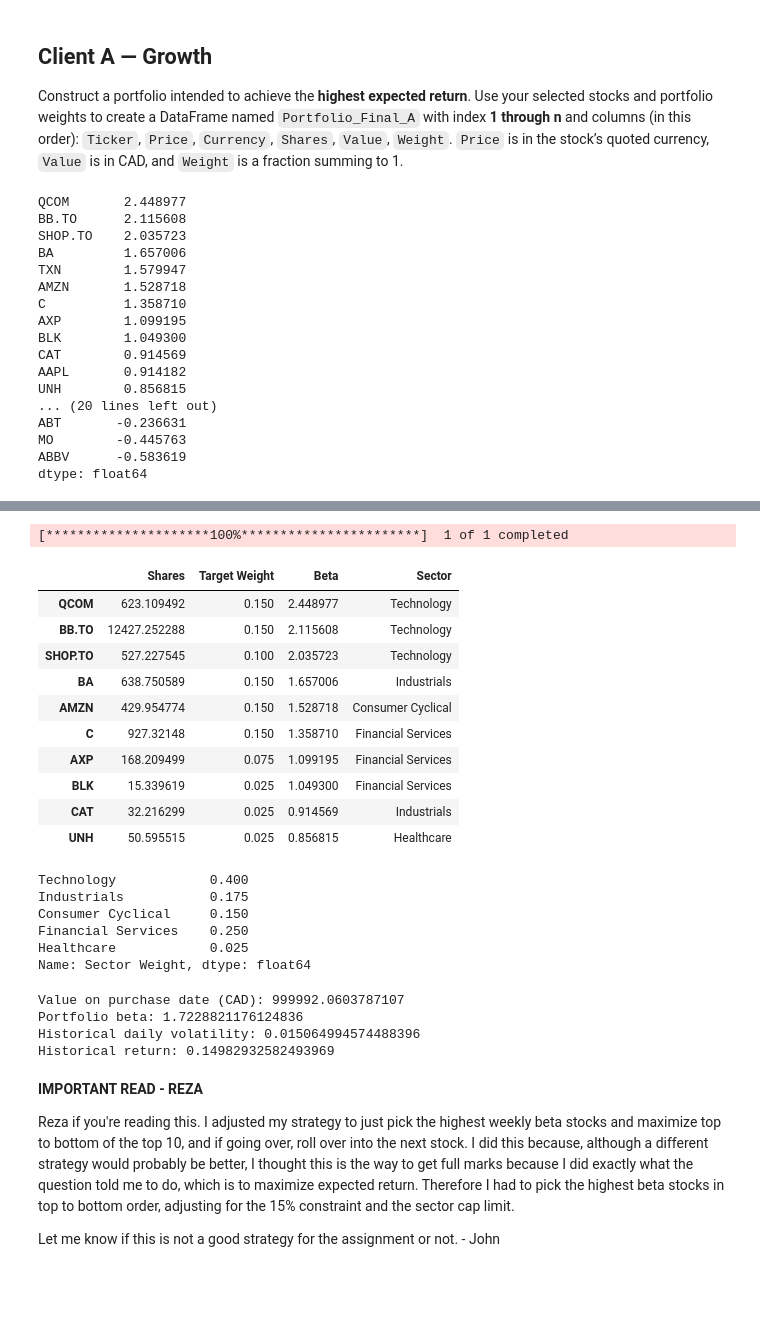
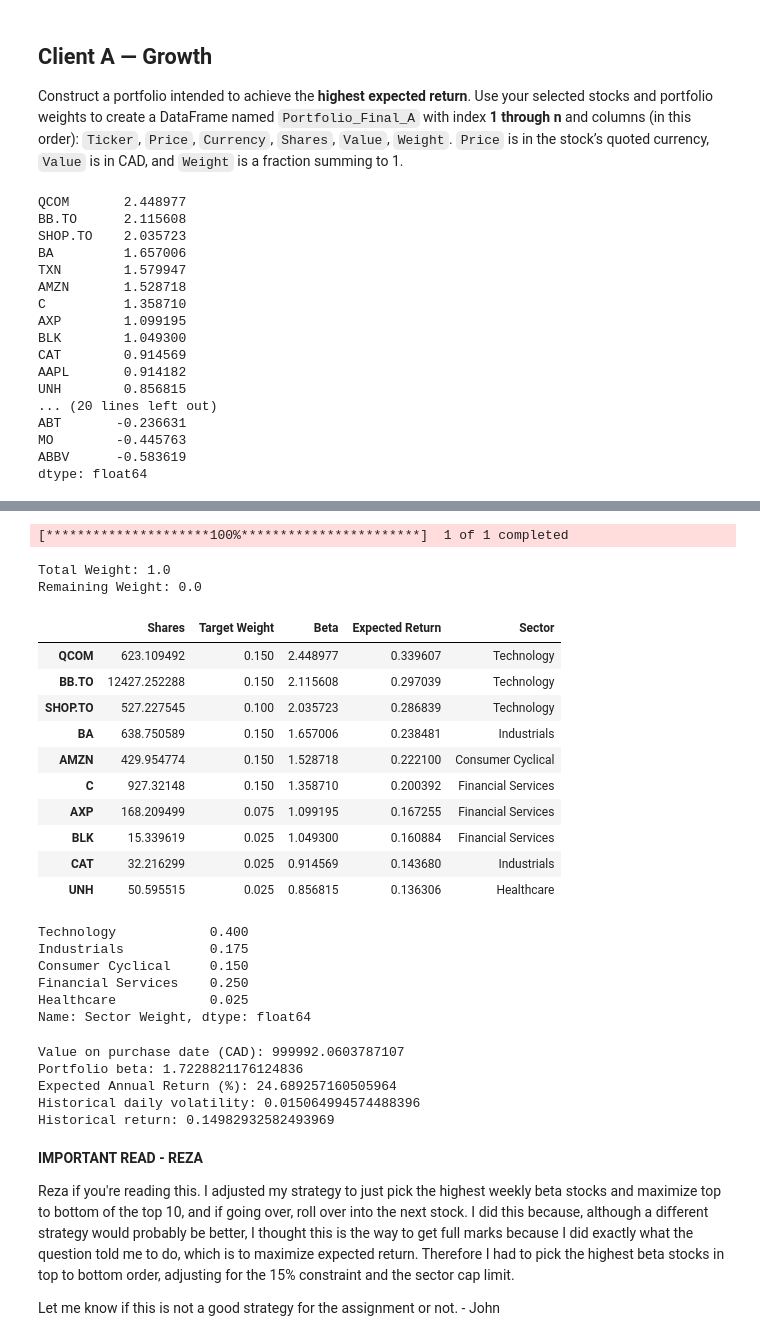
Before and after one commit to john-mandalas-uwaterloo/portfolio-model, a Jupyter notebook: Team_05_Assignment_2026.ipynb, the cells around one changed output, grey strips where cells are left out. Cells and saved outputs as stored; diff of their text form; code cells hidden in the pictures; blank space fills up the shorter version.

```diff
--- a/Team_05_Assignment_2026.ipynb
+++ b/Team_05_Assignment_2026.ipynb
@@ -75,6 +75,9 @@ min_trade_d_per_m = 18
 # Purchase and transaction fees in USD
 fee_cap_per_stock = 2.15
 fee_per_share = 0.001
+
+# Value from Bank of Canada (3-month Treasury Bill Rate)
+risk_free_rate = 0.0269
 # %%
 # Gets all the list of tickers from the csv file and returns them as a pandas dataframe
 # Input file_name, which is the name of the csv file containing the tickers
@@ -352,8 +349,11 @@ market = market.dropna()
 market = market * exchange_rates
 
 # Weekly market returns
-market_weekly = market.resample("W-FRI").last() #Makes the market data weekly instead of daily because of weekly competition
+market_weekly = market.resample("W-FRI").last() # Makes the market data weekly instead of daily because of weekly competition
 market_returns = market_weekly.pct_change().dropna()
+
+# Annualized expected return of the market
+expected_market_returns = market_returns.mean() * 52
 
 # Initialize betas as a series to store data into (switched from dictionary last commit)
 betas = pd.Series()
@@ -372,6 +372,11 @@ betas = betas.dropna()
 betas = betas.sort_values(ascending=False)
 display(betas)
 
+# Use CAPM to calculate expected returns for each stock
+expected_returns = risk_free_rate + betas * (expected_market_returns - risk_free_rate)
+expected_returns = expected_returns.sort_values(ascending=False)
+display(expected_returns)
+
 # Top 6 get 15%, last 4 split the remaining 10%
 weight_plan = [0.15, 0.15, 0.15, 0.15, 0.15, 0.15, 0.025, 0.025, 0.025, 0.025]
 
@@ -381,8 +386,8 @@ a_weights = pd.Series()
 sector_weights = pd.Series()
 carry = 0
 
-# Pick stocks from highest beta down
-for ticker in betas.index:
+# Pick stocks from highest expected return down
+for ticker in expected_returns.index:
 
     sector = sectors[ticker]
     current = sector_weights.get(sector, 0)
@@ -433,6 +438,7 @@ for ticker in a_tickers:
 # Show portfolio A
 portfolio_a["Target Weight"] = pd.Series(a_weights)
 portfolio_a["Beta"] = betas[a_tickers]
+portfolio_a["Expected Return"] = expected_returns[a_tickers]
 portfolio_a["Sector"] = sectors[a_tickers]
 
 display(portfolio_a)
@@ -445,6 +451,9 @@ beta_max = 0
 for ticker in a_tickers:
     beta_max += a_weights[ticker] * betas[ticker]
 
+# Calculate expected return of the portfolio using CAPM
+portfolio_expected_return = risk_free_rate + beta_max * (expected_market_returns - risk_free_rate)
+
 # Calculate maximum returns
 returns_max = calculate_daily_returns(calculate_portfolio_value(cad_prices, portfolio_a))
 
@@ -454,6 +463,7 @@ purchase_value_a = calculate_portfolio_value(purchase_cad_prices_a, portfolio_a)
 # Display basic data calculated above. (comment out during actual run)
 print("Value on purchase date (CAD):", purchase_value_a.loc[purchase_date])
 print("Portfolio beta: " + str(beta_max))
+print("Expected Annual Return (%):", portfolio_expected_return * 100)
 print("Historical daily volatility: " + str(calculate_volatility(returns_max)))
 print("Historical return: " + str(calculate_portfolio_return(portfolio_a, returns_max.index[0], returns_max.index[-1])))
 # %% [output]
@@ -479,25 +504,28 @@ Remaining Weight: 0.0
 [*********************100%***********************]  1 of 1 completed
+Total Weight: 1.0
+Remaining Weight: 0.0
-|  | Shares | Target Weight | Beta | Sector |
-| QCOM | 623.109492 | 0.150 | 2.448977 | Technology |
-| BB.TO | 12427.252288 | 0.150 | 2.115608 | Technology |
-| SHOP.TO | 527.227545 | 0.100 | 2.035723 | Technology |
-| BA | 638.750589 | 0.150 | 1.657006 | Industrials |
-| AMZN | 429.954774 | 0.150 | 1.528718 | Consumer Cyclical |
-| C | 927.32148 | 0.150 | 1.358710 | Financial Services |
-| AXP | 168.209499 | 0.075 | 1.099195 | Financial Services |
-| BLK | 15.339619 | 0.025 | 1.049300 | Financial Services |
-| CAT | 32.216299 | 0.025 | 0.914569 | Industrials |
-| UNH | 50.595515 | 0.025 | 0.856815 | Healthcare |
+|  | Shares | Target Weight | Beta | Expected Return | Sector |
+| QCOM | 623.109492 | 0.150 | 2.448977 | 0.339607 | Technology |
+| BB.TO | 12427.252288 | 0.150 | 2.115608 | 0.297039 | Technology |
+| SHOP.TO | 527.227545 | 0.100 | 2.035723 | 0.286839 | Technology |
+| BA | 638.750589 | 0.150 | 1.657006 | 0.238481 | Industrials |
+| AMZN | 429.954774 | 0.150 | 1.528718 | 0.222100 | Consumer Cyclical |
+| C | 927.32148 | 0.150 | 1.358710 | 0.200392 | Financial Services |
+| AXP | 168.209499 | 0.075 | 1.099195 | 0.167255 | Financial Services |
+| BLK | 15.339619 | 0.025 | 1.049300 | 0.160884 | Financial Services |
+| CAT | 32.216299 | 0.025 | 0.914569 | 0.143680 | Industrials |
+| UNH | 50.595515 | 0.025 | 0.856815 | 0.136306 | Healthcare |
-Technology            0.400
-Industrials           0.175
-Consumer Cyclical     0.150
-Financial Services    0.250
-Healthcare            0.025
-Name: Sector Weight, dtype: float64
-Value on purchase date (CAD): 999992.0603787107
-Portfolio beta: 1.7228821176124836
-Historical daily volatility: 0.015064994574488396
-Historical return: 0.14982932582493969
+Technology            0.400
+Industrials           0.175
+Consumer Cyclical     0.150
+Financial Services    0.250
+Healthcare            0.025
+Name: Sector Weight, dtype: float64
+Value on purchase date (CAD): 999992.0603787107
+Portfolio beta: 1.7228821176124836
+Expected Annual Return (%): 24.689257160505964
+Historical daily volatility: 0.015064994574488396
+Historical return: 0.14982932582493969
 # %% [markdown]
 **IMPORTANT READ - REZA**
 
```
Also changed, not shown: parts of 2 cells of this notebook.
